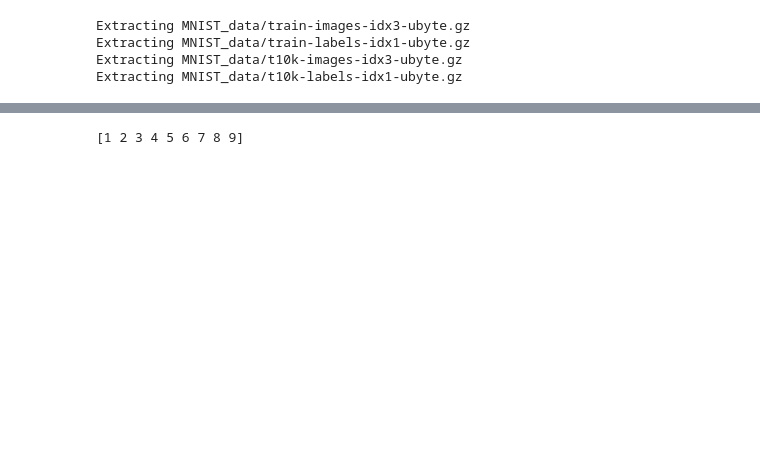
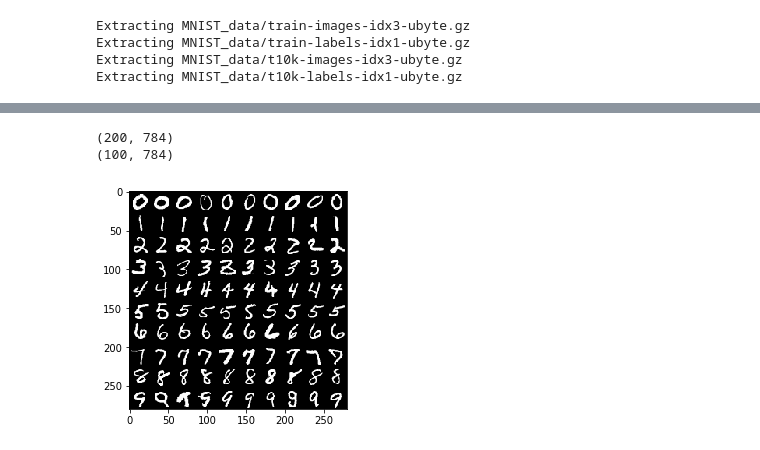
Before and after one commit to williamwhe/privateGAN, a Jupyter notebook: Testing Dataset class.ipynb, the cells around one changed output, grey strips where cells are left out. Saved outputs shown, nothing was run; the diff lists cells and outputs as text; code cells hidden in the pictures; blank space fills up the shorter version.

```diff
--- a/Testing Dataset class.ipynb
+++ b/Testing Dataset class.ipynb
@@ -137,14 +137,29 @@ print categorical_labels
-# %%
-
-def total_samples(per_label_sample):
-    res = []
-    for label_samples in per_label_sample:
-        res.extend(label_samples)
-    return res
-
-
-import numpy as np
-a = np.array([[1, 2, 3], [4, 5, 6], [7, 8, 9]]).flatten()
-print a
-# %% [output]
-[1 2 3 4 5 6 7 8 9]
+# %%
+# data, label, target = loader.next_batch(batch_size)
+
+categorical_labels = np.argmax(label, axis=1)
+
+
+print data.shape
+
+fake_samples = [[] for _ in range(loader._num_labels)]
+fake_noise = [[] for _ in range(loader._num_labels)]
+
+for lbl in range(loader._num_labels):
+    if len(fake_samples[lbl]) < 10:
+        idx = np.where(categorical_labels == lbl)[0]
+        if idx.shape[0] >= 10:
+            selected_idx = idx[:10]
+            fake_samples[lbl] = data[selected_idx]
+            fake_noise[lbl] = target[selected_idx]
+
+fake_samples = np.reshape(np.array(fake_samples), [100, -1])
+print fake_samples.shape
+
+imgs = merge(fake_samples, [10, 10])
+plt.imshow(imgs, cmap=plt.cm.Greys_r)
+plt.show()
+# %% [output]
+(200, 784)
+(100, 784)
+[figure, added]
```
Also changed, not shown: parts of 2 cells of this notebook, 1 other file.
